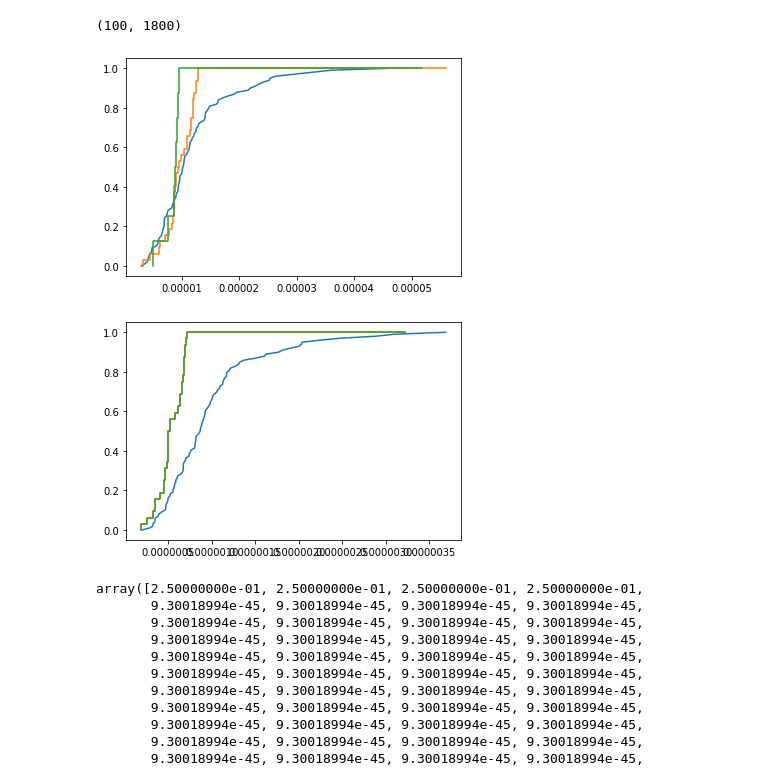
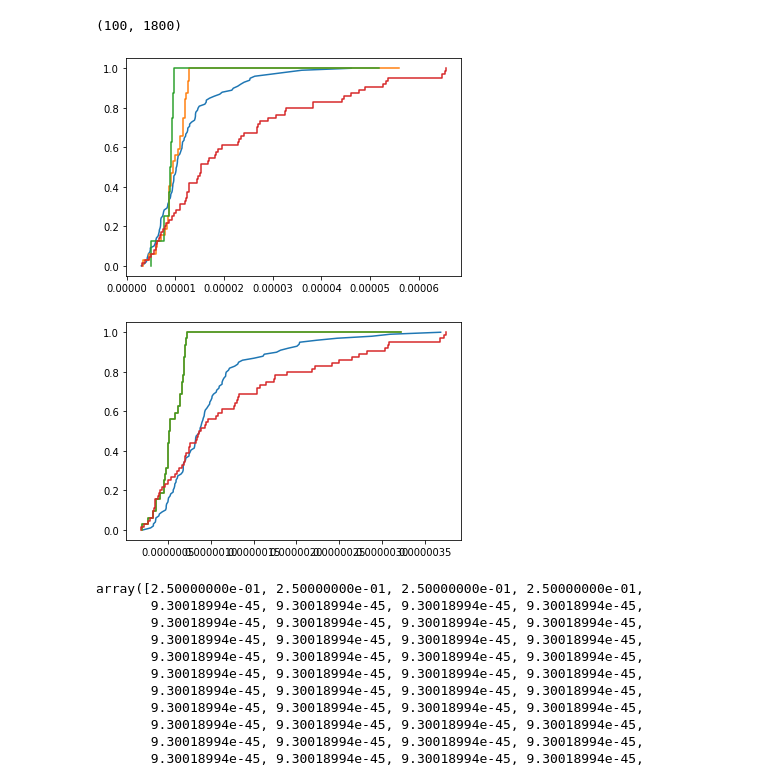
Before and after one commit to dbelivanis/Information-Theory-2, a Jupyter notebook: Optimization/check.ipynb, the cells around one changed output. Saved outputs shown, nothing was run; the diff lists cells and outputs as text; code cells hidden in the pictures.

```diff
--- a/Optimization/check.ipynb
+++ b/Optimization/check.ipynb
@@ -108,22 +106,22 @@ q_MC_x.shape
 # %%
 time_step = 3
 
 ii = N_steps_orig//(N_steps-1) * (time_step) -1
 
 
 
 Q_MC = q_MC_x[:,ii]
 
 index_MC = np.argsort(Q_MC)
 plt.plot(Q_MC[index_MC],np.linspace(0,1,100))
 
 plot_cdf(p,q_x,time_step,11)
 
 plot_cdf(p,q_x,time_step,7)
 
-# plot_cdf(p,q_x,time_step,13)
+plot_cdf(p,q_x,time_step,12)
 # %% [output]
-[figure, old version]
+[figure, new version]
 # %%
 Q_MC = q_MC_y[:,ii]
 
@@ -133,8 +131,9 @@ plt.plot(Q_MC[index_MC],np.linspace(0,1,100))
 plot_cdf(p,q_y,time_step,11)
 
 plot_cdf(p,q_y,time_step,10)
+plot_cdf(p,q_y,time_step,13)
 # %% [output]
-[figure, old version]
+[figure, new version]
 # %%
 p[23,:]
 # %% [output]
```
Also changed, not shown: parts of 4 cells of this notebook, 2 other files.
